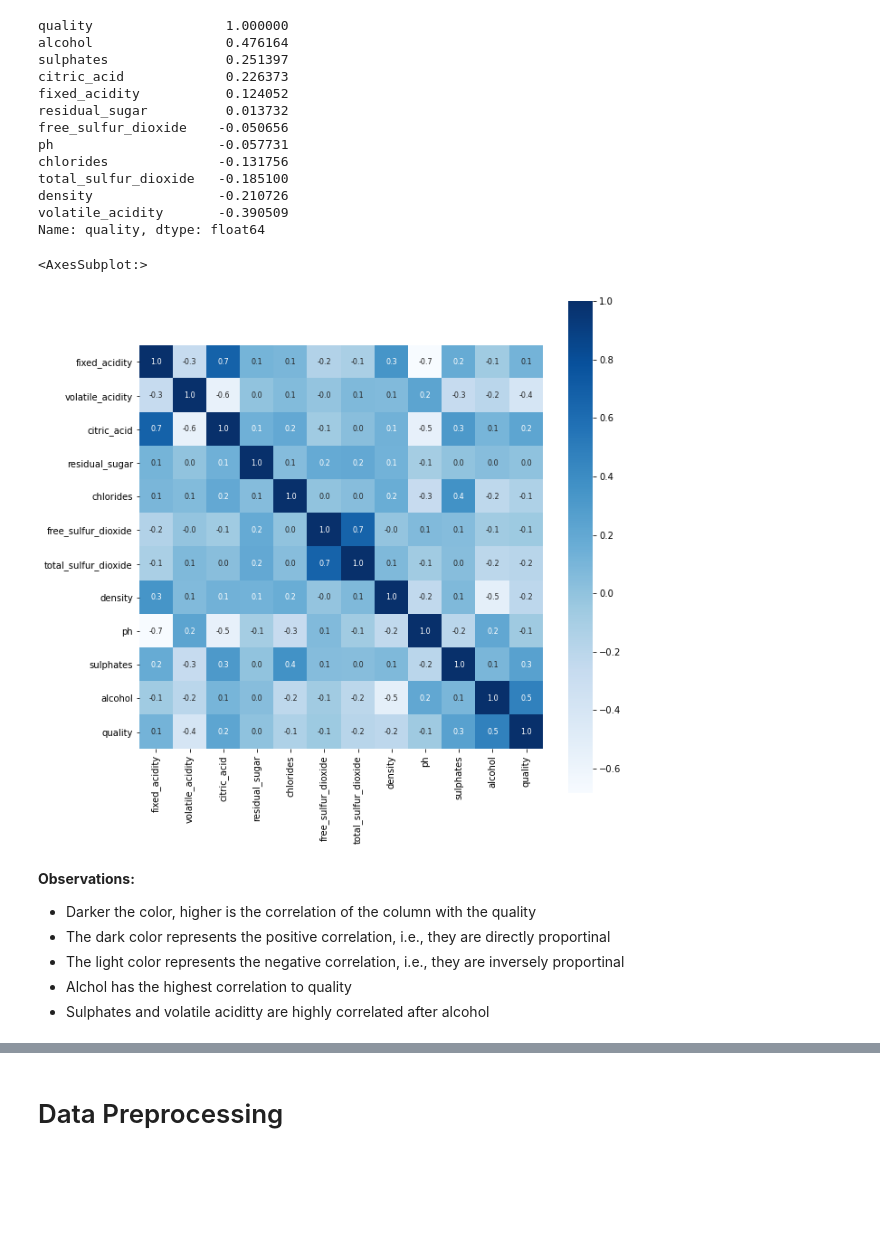
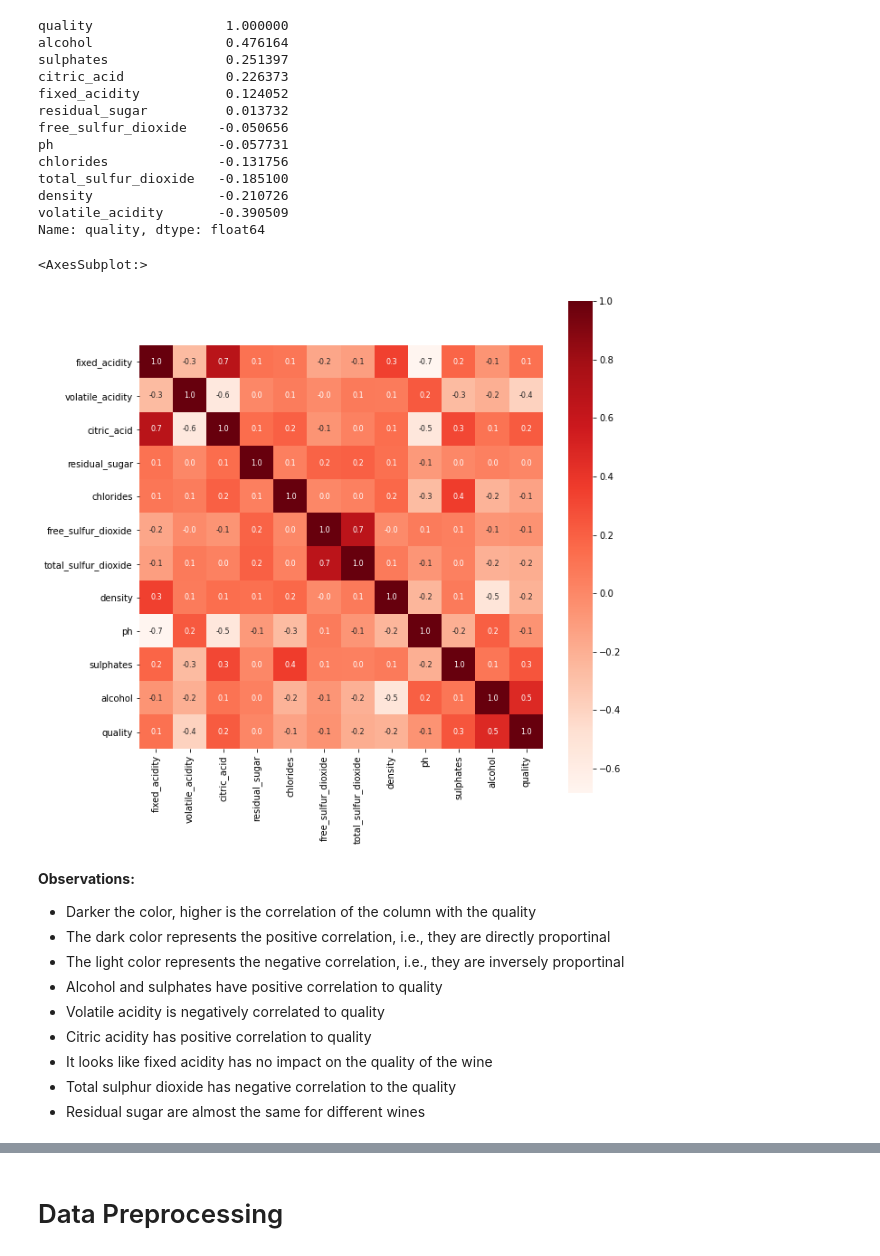
Before and after one commit to tiffanymykah/Portugal-Red-Wine, a Jupyter notebook: wine_euality_final_project.ipynb, the cells around one changed output, grey strips where cells are left out. Saved outputs shown, nothing was run; the diff lists cells and outputs as text; code cells hidden in the pictures; blank space fills up the shorter version.

```diff
--- a/wine_euality_final_project.ipynb
+++ b/wine_euality_final_project.ipynb
@@ -188,15 +196,19 @@ Name: quality, dtype: float64
 # %%
 # Ploting the heatmap to understand the correlation between the columns
 import seaborn as sns
 plt.figure(figsize=(10, 10))
-sns.heatmap(wine_corr, cbar=True, square=True, fmt = '.1f', annot=True, annot_kws={'size':8}, cmap = 'Blues')
+sns.heatmap(wine_corr, cbar=True, square=True, fmt = '.1f', annot=True, annot_kws={'size':8}, cmap = 'Reds')
 # %% [output]
 <AxesSubplot:>
-[figure, old version]
+[figure, new version]
 # %% [markdown]
 **Observations:**
 - Darker the color, higher is the correlation of the column with the quality
 - The dark color represents the positive correlation, i.e., they are directly proportinal
 - The light color represents the negative correlation, i.e., they are inversely proportinal
-- Alchol has the highest correlation to quality
-- Sulphates and volatile aciditty are highly correlated after alcohol
+- Alcohol and sulphates have positive correlation to quality
+- Volatile acidity is  negatively correlated to quality
+- Citric acidity has positive correlation to quality
+- It looks like fixed acidity has no impact on the  quality of the wine
+- Total sulphur dioxide has negative correlation to the quality
+- Residual sugar are almost the same for different wines
```
Also changed, not shown: parts of 15 cells of this notebook.
